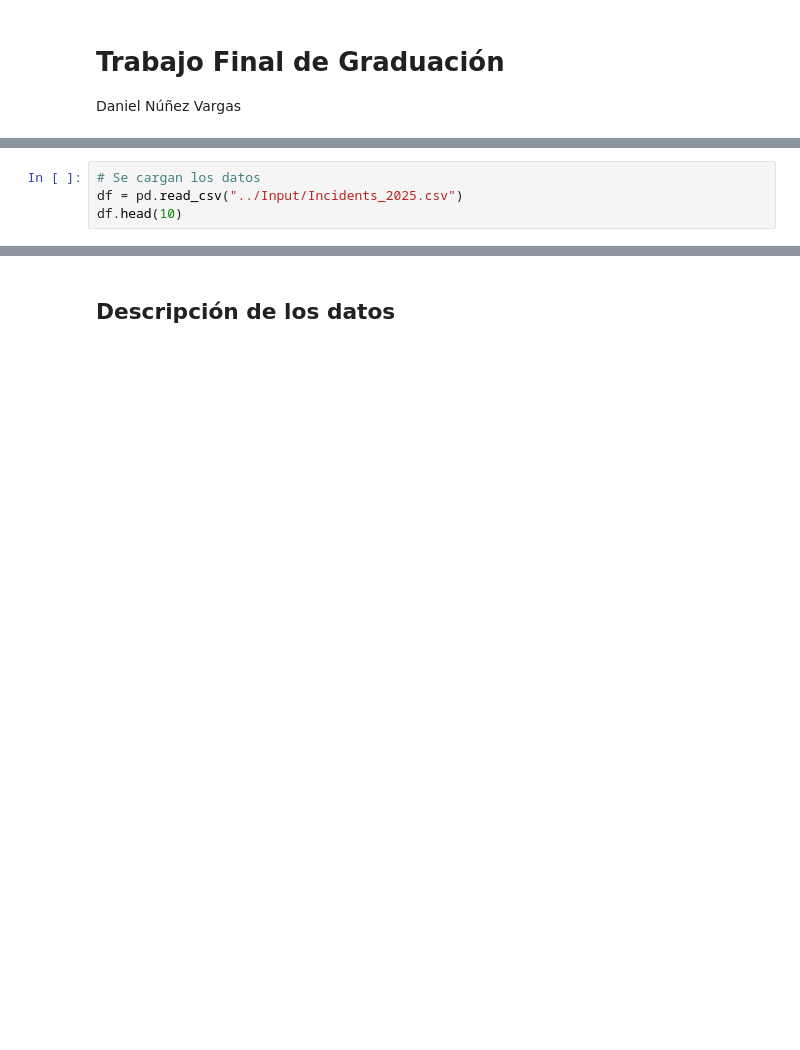
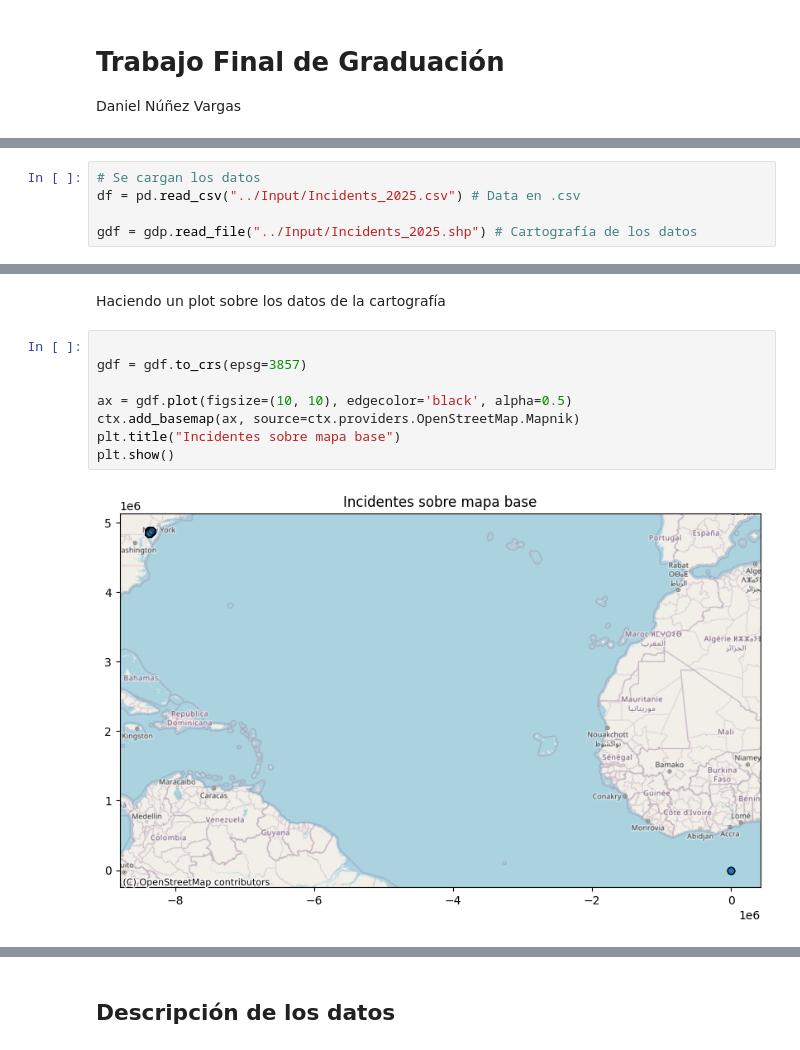
Before and after one commit to dnunez29/Trabajo-Final-Graduacion, a Jupyter notebook: Scripts/TFM_DanielNunezVargas.ipynb, the cells around one changed output, grey strips where cells are left out. Drawn from its saved outputs; the diff is of its cells as text; blank space fills up the shorter version.

```diff
--- a/Scripts/TFM_DanielNunezVargas.ipynb
+++ b/Scripts/TFM_DanielNunezVargas.ipynb
@@ -10,4 +13,5 @@ import re
 # %%
 # Se cargan los datos
-df = pd.read_csv("../Input/Incidents_2025.csv")
-df.head(10)
+df = pd.read_csv("../Input/Incidents_2025.csv") # Data en .csv
+
+gdf = gdp.read_file("../Input/Incidents_2025.shp") # Cartografía de los datos
@@ -25,0 +18,12 @@ df.head(10)
+# %% [markdown]
+Haciendo un plot sobre los datos de la cartografía
+# %%
+
+gdf = gdf.to_crs(epsg=3857)
+
+ax = gdf.plot(figsize=(10, 10), edgecolor='black', alpha=0.5)
+ctx.add_basemap(ax, source=ctx.providers.OpenStreetMap.Mapnik)
+plt.title("Incidentes sobre mapa base")
+plt.show()
+# %% [output]
+[figure, added]
```
Also changed, not shown: parts of 15 cells of this notebook, 10 other files.
